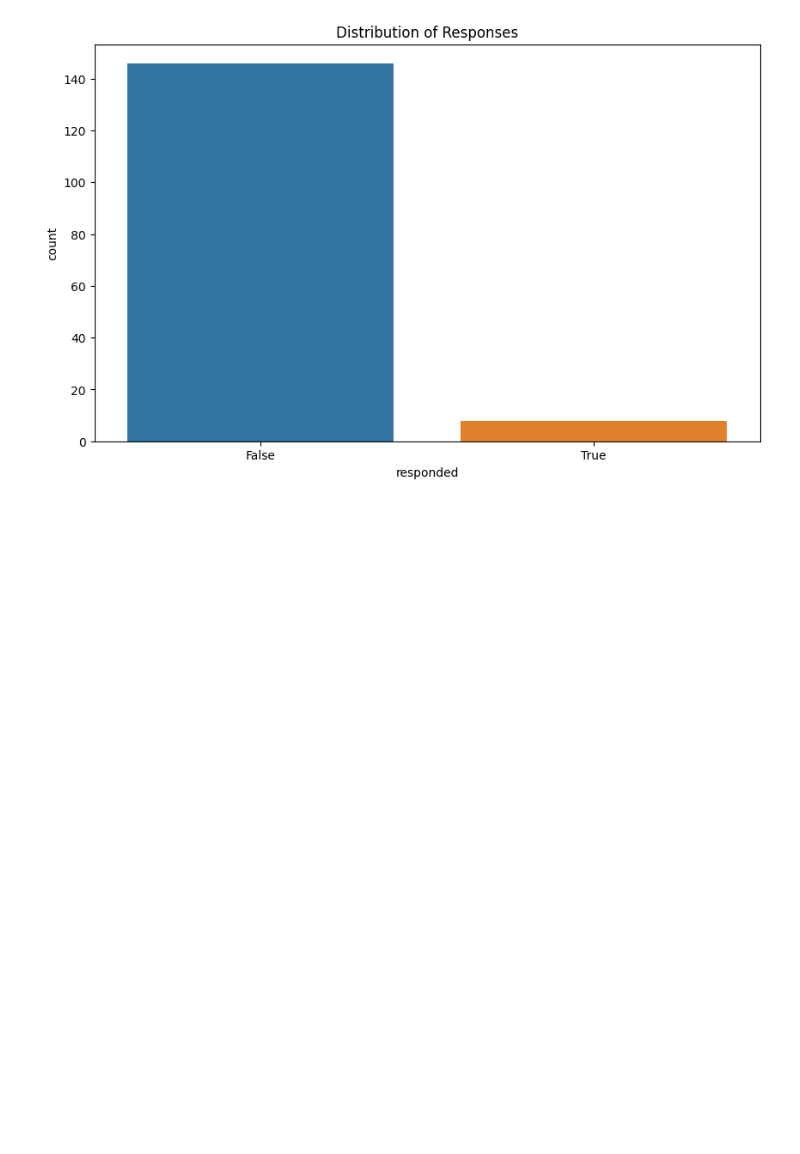
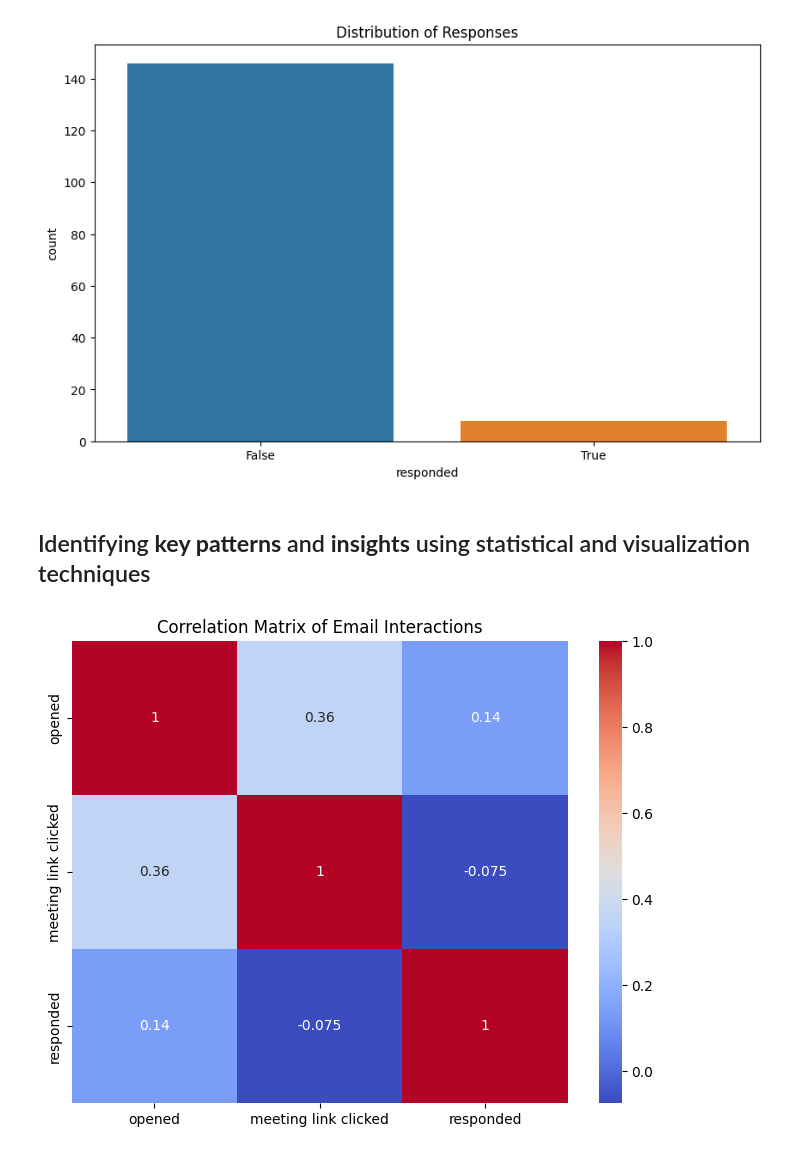
Before and after one commit to keivalya/artisan-ai-assignment, a Jupyter notebook: email_engagement.ipynb, the cells around one changed output. Cells and saved outputs as stored; diff of their text form; code cells hidden in the pictures; blank space fills up the shorter version.

Commit message:
potential key patterns and insights, using statistical and visualization techniques

```diff
--- a/email_engagement.ipynb
+++ b/email_engagement.ipynb
@@ -153,3 +153,21 @@ False    146
 True       8
 Name: responded, dtype: int64
 [figure]
+# %% [markdown]
+## Identifying **key patterns** and **insights** using statistical and visualization techniques
+# %%
+# Converting 'opened', 'meeting link clicked', and 'responded' columns to boolean for analysis
+filtered_email_df['opened'] = filtered_email_df['opened'].astype(bool)
+filtered_email_df['meeting link clicked'] = filtered_email_df['meeting link clicked'].fillna(False).astype(bool)
+filtered_email_df['responded'] = filtered_email_df['responded'].astype(bool)
+# %%
+# Correlation analysis
+correlation = filtered_email_df[['opened', 'meeting link clicked', 'responded']].corr()
+
+# Visualization: Correlation matrix heatmap
+plt.figure(figsize=(8, 6))
+sns.heatmap(correlation, annot=True, cmap='coolwarm')
+plt.title('Correlation Matrix of Email Interactions')
+plt.show()
+# %% [output]
+[figure, added]
```
Also changed, not shown: parts of 4 cells of this notebook.
